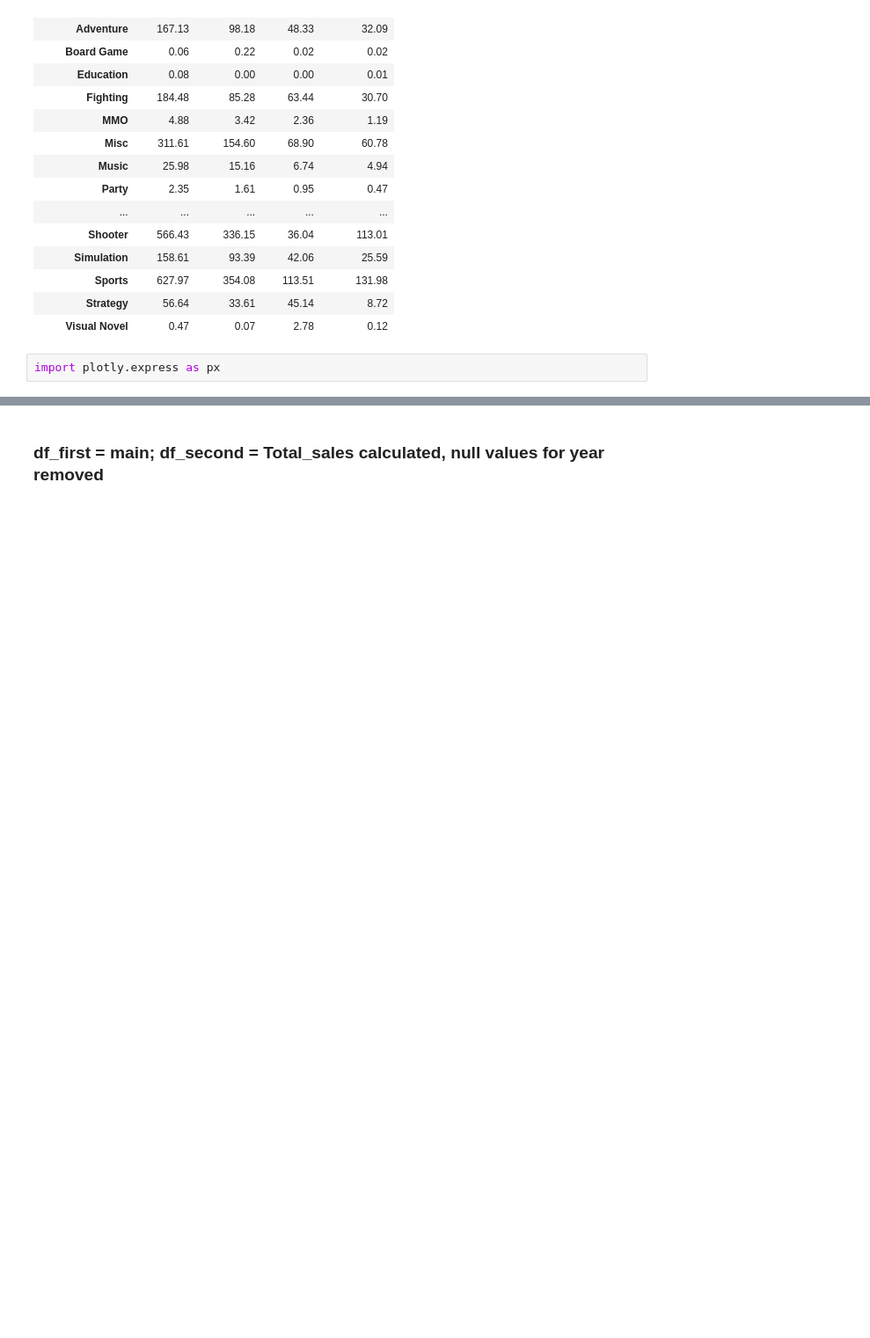
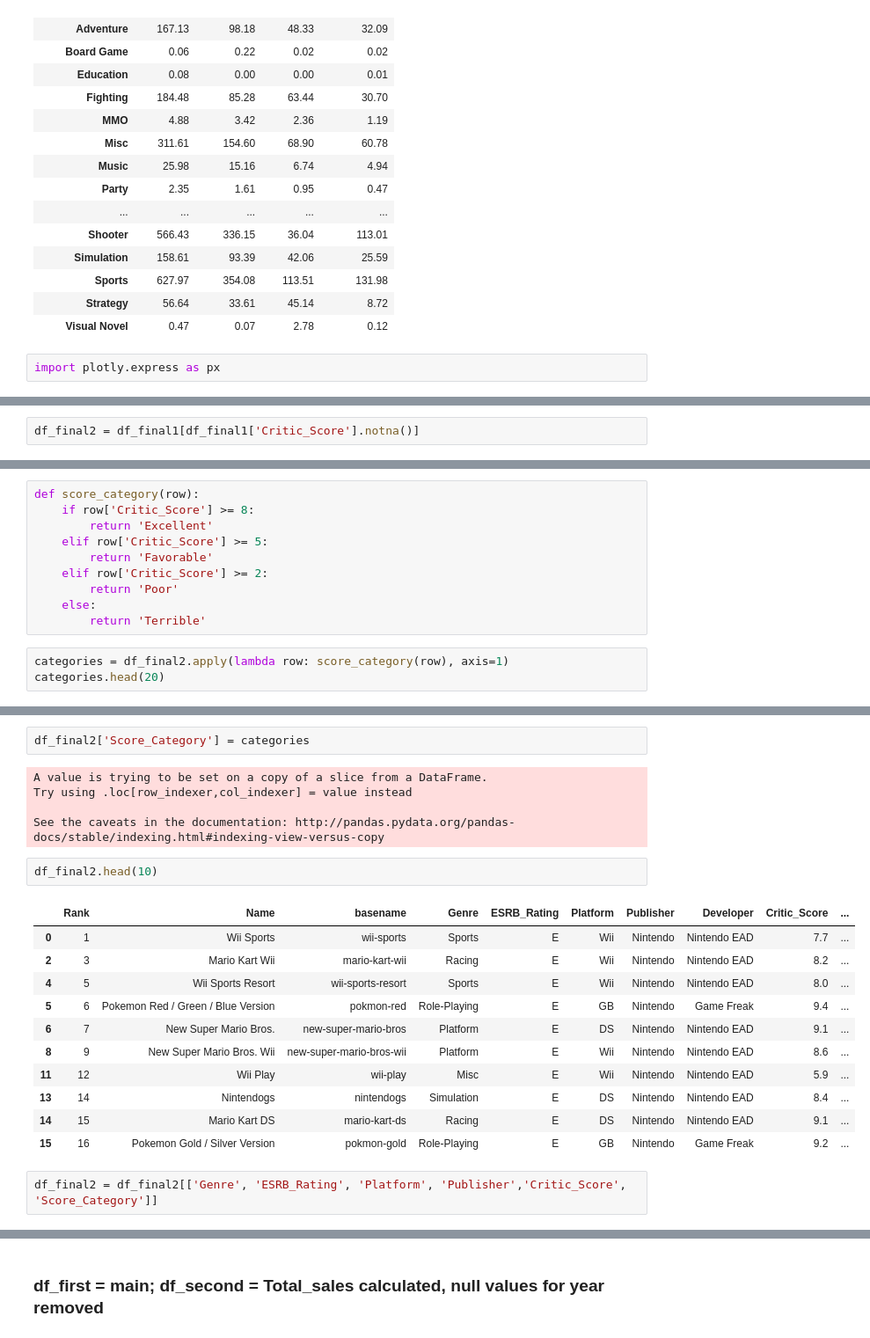
Before and after one commit to datares/gamestop, a Jupyter notebook: Analysis/videogames_prelimanalysis.ipynb, the cells around one changed output, grey strips where cells are left out. Shown at 88% size. Cells and saved outputs as stored; diff of their text form; blank space fills up the shorter version.

```diff
--- a/Analysis/videogames_prelimanalysis.ipynb
+++ b/Analysis/videogames_prelimanalysis.ipynb
@@ -266,0 +440,2 @@ df_first.shape
+# %%
+df_final2 = df_final1[df_final1['Critic_Score'].notna()]
@@ -266,0 +459,13 @@ df_first.shape
+# %%
+def score_category(row):
+    if row['Critic_Score'] >= 8:
+        return 'Excellent'
+    elif row['Critic_Score'] >= 5:
+        return 'Favorable'
+    elif row['Critic_Score'] >= 2:
+        return 'Poor'
+    else:
+        return 'Terrible'
+# %%
+categories = df_final2.apply(lambda row: score_category(row), axis=1)
+categories.head(20)
@@ -266,0 +490,23 @@ df_first.shape
+# %%
+df_final2['Score_Category'] = categories
+# %% [output]
+A value is trying to be set on a copy of a slice from a DataFrame.
+Try using .loc[row_indexer,col_indexer] = value instead
+
+See the caveats in the documentation: http://pandas.pydata.org/pandas-docs/stable/indexing.html#indexing-view-versus-copy
+# %%
+df_final2.head(10)
+# %% [output]
+|  | Rank | Name | basename | Genre | ESRB_Rating | Platform | Publisher | Developer | Critic_Score | ... |
+| 0 | 1 | Wii Sports | wii-sports | Sports | E | Wii | Nintendo | Nintendo EAD | 7.7 | ... |
+| 2 | 3 | Mario Kart Wii | mario-kart-wii | Racing | E | Wii | Nintendo | Nintendo EAD | 8.2 | ... |
+| 4 | 5 | Wii Sports Resort | wii-sports-resort | Sports | E | Wii | Nintendo | Nintendo EAD | 8.0 | ... |
+| 5 | 6 | Pokemon Red / Green / Blue Version | pokmon-red | Role-Playing | E | GB | Nintendo | Game Freak | 9.4 | ... |
+| 6 | 7 | New Super Mario Bros. | new-super-mario-bros | Platform | E | DS | Nintendo | Nintendo EAD | 9.1 | ... |
+| 8 | 9 | New Super Mario Bros. Wii | new-super-mario-bros-wii | Platform | E | Wii | Nintendo | Nintendo EAD | 8.6 | ... |
+| 11 | 12 | Wii Play | wii-play | Misc | E | Wii | Nintendo | Nintendo EAD | 5.9 | ... |
+| 13 | 14 | Nintendogs | nintendogs | Simulation | E | DS | Nintendo | Nintendo EAD | 8.4 | ... |
+| 14 | 15 | Mario Kart DS | mario-kart-ds | Racing | E | DS | Nintendo | Nintendo EAD | 9.1 | ... |
+| 15 | 16 | Pokemon Gold / Silver Version | pokmon-gold | Role-Playing | E | GB | Nintendo | Game Freak | 9.2 | ... |
+# %%
+df_final2 = df_final2[['Genre', 'ESRB_Rating', 'Platform', 'Publisher','Critic_Score', 'Score_Category']]
```
Also changed, not shown: parts of 65 cells of this notebook.
